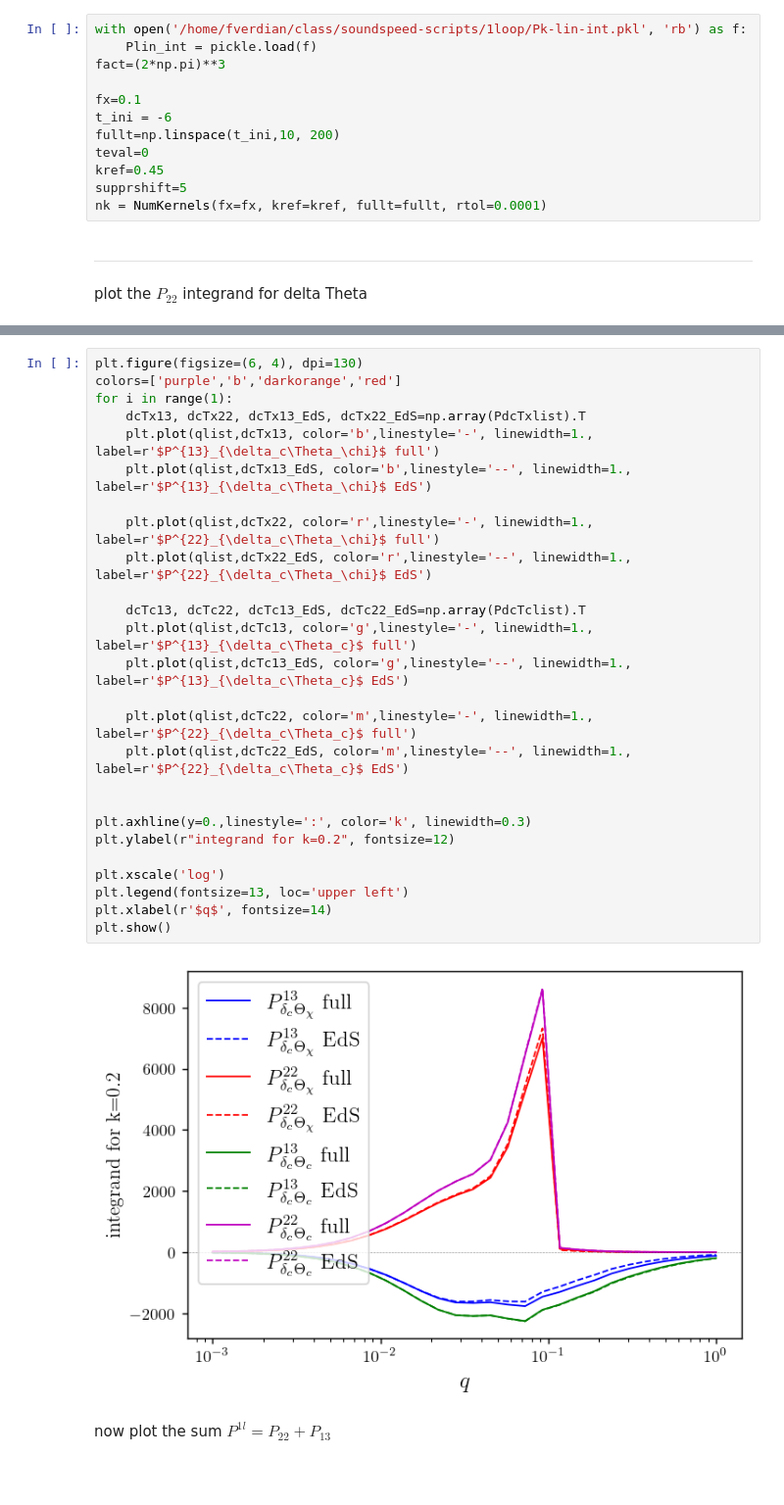
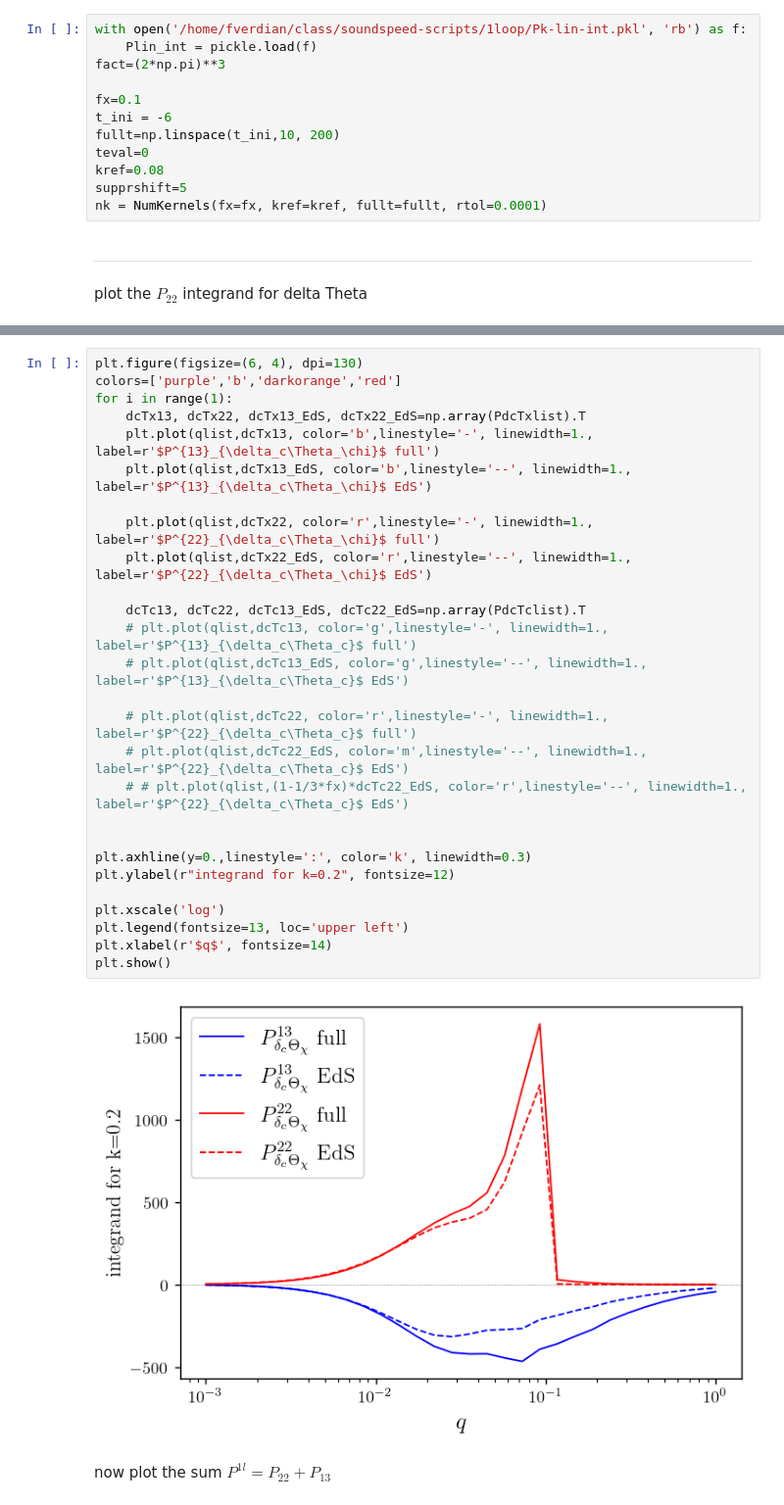
Before and after one commit to fverd/class, a Jupyter notebook: soundspeed-scripts/kernels-fullnum/support_integrands.ipynb, the cells around one changed output, grey strips where cells are left out. Shown: that part at 98% size. Cells and saved outputs as stored; diff of their text form; blank space fills up the shorter version.

```diff
--- a/soundspeed-scripts/kernels-fullnum/support_integrands.ipynb
+++ b/soundspeed-scripts/kernels-fullnum/support_integrands.ipynb
@@ -26,7 +24,7 @@ fx=0.1
 t_ini = -6
 fullt=np.linspace(t_ini,10, 200)
 teval=0
-kref=0.45
+kref=0.08
 supprshift=5
 nk = NumKernels(fx=fx, kref=kref, fullt=fullt, rtol=0.0001)
 # %% [markdown]
@@ -96,31 +76,32 @@ for q in qlist:
 # %%
 plt.figure(figsize=(6, 4), dpi=130)
 colors=['purple','b','darkorange','red']
 for i in range(1):
     dcTx13, dcTx22, dcTx13_EdS, dcTx22_EdS=np.array(PdcTxlist).T
     plt.plot(qlist,dcTx13, color='b',linestyle='-', linewidth=1., label=r'$P^{13}_{\delta_c\Theta_\chi}$ full')
     plt.plot(qlist,dcTx13_EdS, color='b',linestyle='--', linewidth=1., label=r'$P^{13}_{\delta_c\Theta_\chi}$ EdS')
 
     plt.plot(qlist,dcTx22, color='r',linestyle='-', linewidth=1., label=r'$P^{22}_{\delta_c\Theta_\chi}$ full')
     plt.plot(qlist,dcTx22_EdS, color='r',linestyle='--', linewidth=1., label=r'$P^{22}_{\delta_c\Theta_\chi}$ EdS')
 
     dcTc13, dcTc22, dcTc13_EdS, dcTc22_EdS=np.array(PdcTclist).T
-    plt.plot(qlist,dcTc13, color='g',linestyle='-', linewidth=1., label=r'$P^{13}_{\delta_c\Theta_c}$ full')
-    plt.plot(qlist,dcTc13_EdS, color='g',linestyle='--', linewidth=1., label=r'$P^{13}_{\delta_c\Theta_c}$ EdS')
+    # plt.plot(qlist,dcTc13, color='g',linestyle='-', linewidth=1., label=r'$P^{13}_{\delta_c\Theta_c}$ full')
+    # plt.plot(qlist,dcTc13_EdS, color='g',linestyle='--', linewidth=1., label=r'$P^{13}_{\delta_c\Theta_c}$ EdS')
 
-    plt.plot(qlist,dcTc22, color='m',linestyle='-', linewidth=1., label=r'$P^{22}_{\delta_c\Theta_c}$ full')
-    plt.plot(qlist,dcTc22_EdS, color='m',linestyle='--', linewidth=1., label=r'$P^{22}_{\delta_c\Theta_c}$ EdS')
+    # plt.plot(qlist,dcTc22, color='r',linestyle='-', linewidth=1., label=r'$P^{22}_{\delta_c\Theta_c}$ full')
+    # plt.plot(qlist,dcTc22_EdS, color='m',linestyle='--', linewidth=1., label=r'$P^{22}_{\delta_c\Theta_c}$ EdS')
+    # # plt.plot(qlist,(1-1/3*fx)*dcTc22_EdS, color='r',linestyle='--', linewidth=1., label=r'$P^{22}_{\delta_c\Theta_c}$ EdS')
 
 
 plt.axhline(y=0.,linestyle=':', color='k', linewidth=0.3)
 plt.ylabel(r"integrand for k=0.2", fontsize=12)
 
 plt.xscale('log')
 plt.legend(fontsize=13, loc='upper left')
 plt.xlabel(r'$q$', fontsize=14)
 plt.show()
 # %% [output]
-[figure, old version]
+[figure, new version]
 # %% [markdown]
 now plot the sum $P^{1l}=P_{22}+P_{13}$
 # %%
```
Also changed, not shown: parts of 5 cells of this notebook, 10 other files.
